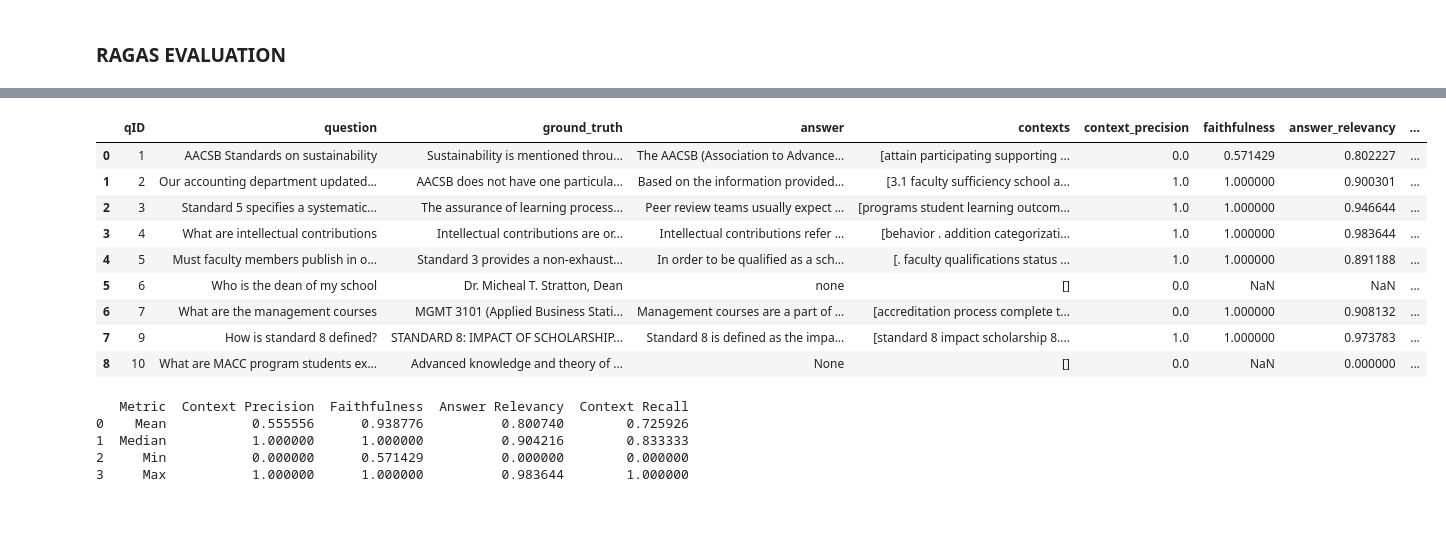
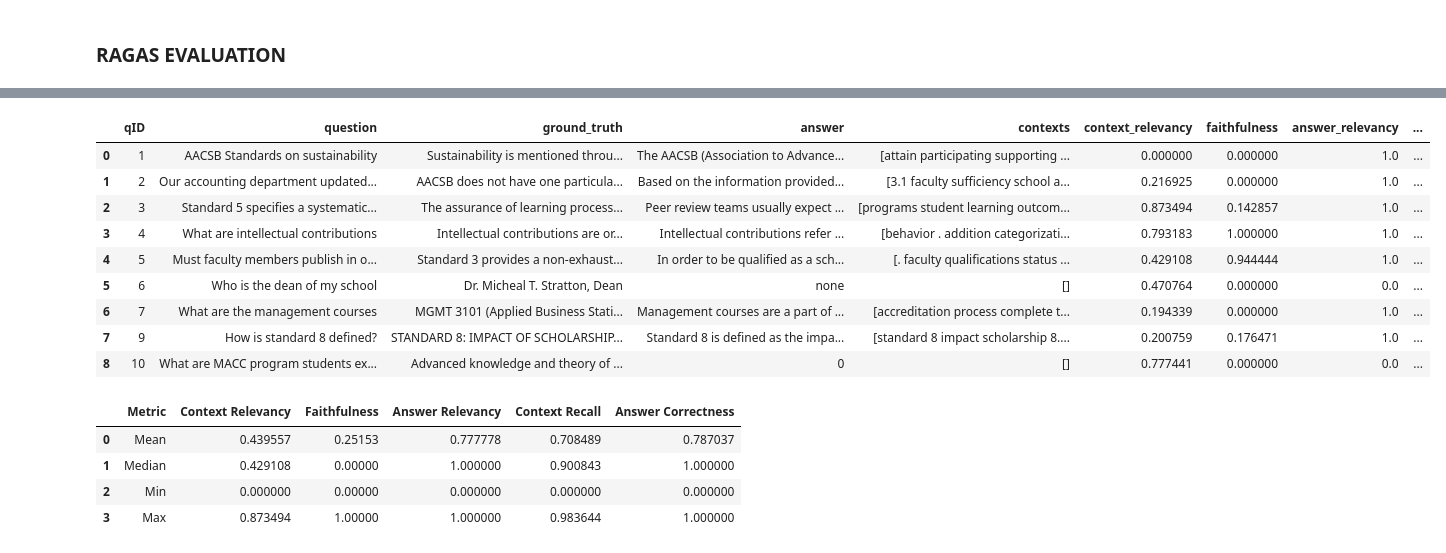
Before and after one commit to CS-Edwards/advRAG, a Jupyter notebook: project/notebooks/evaluation.ipynb, the cells around one changed output, grey strips where cells are left out. Cells and saved outputs as stored; diff of their text form; code cells hidden in the pictures; blank space fills up the shorter version.

```diff
--- a/project/notebooks/evaluation.ipynb
+++ b/project/notebooks/evaluation.ipynb
@@ -241,11 +231,13 @@ os.environ["OPENAI_API_KEY"] = os.getenv("OPENAIKEY")
 result = evaluate(
     dataset,
     metrics=[
-        context_precision,
+        context_relevancy,
         faithfulness,
         answer_relevancy,
         context_recall,
+        answer_correctness
     ],
+    raise_exceptions= False
 )
 
 result
@@ -254,14 +265,15 @@ result
 # %%
 df = result.to_pandas()
+df.fillna(0,inplace=True)
 df
 # %% [output]
-|  | qID | question | ground_truth | answer | contexts | context_precision | faithfulness | answer_relevancy | ... |
-| 0 | 1 | AACSB Standards on sustainability | Sustainability is mentioned throu... | The AACSB (Association to Advance... | [attain participating supporting ... | 0.0 | 0.571429 | 0.802227 | ... |
-| 1 | 2 | Our accounting department updated... | AACSB does not have one particula... | Based on the information provided... | [3.1 faculty sufficiency school a... | 1.0 | 1.000000 | 0.900301 | ... |
-| 2 | 3 | Standard 5 specifies a systematic... | The assurance of learning process... | Peer review teams usually expect ... | [programs student learning outcom... | 1.0 | 1.000000 | 0.946644 | ... |
-| 3 | 4 | What are intellectual contributions | Intellectual contributions are or... | Intellectual contributions refer ... | [behavior . addition categorizati... | 1.0 | 1.000000 | 0.983644 | ... |
-| 4 | 5 | Must faculty members publish in o... | Standard 3 provides a non-exhaust... | In order to be qualified as a sch... | [. faculty qualifications status ... | 1.0 | 1.000000 | 0.891188 | ... |
-| 5 | 6 | Who is the dean of my school | Dr. Micheal T. Stratton, Dean | none | [] | 0.0 | NaN | NaN | ... |
-| 6 | 7 | What are the management courses | MGMT 3101 (Applied Business Stati... | Management courses are a part of ... | [accreditation process complete t... | 0.0 | 1.000000 | 0.908132 | ... |
-| 7 | 9 | How is standard 8 defined? | STANDARD 8: IMPACT OF SCHOLARSHIP... | Standard 8 is defined as the impa... | [standard 8 impact scholarship 8.... | 1.0 | 1.000000 | 0.973783 | ... |
-| 8 | 10 | What are MACC program students ex... | Advanced knowledge and theory of ... | None | [] | 0.0 | NaN | 0.000000 | ... |
+|  | qID | question | ground_truth | answer | contexts | context_relevancy | faithfulness | answer_relevancy | ... |
+| 0 | 1 | AACSB Standards on sustainability | Sustainability is mentioned throu... | The AACSB (Association to Advance... | [attain participating supporting ... | 0.000000 | 0.000000 | 1.0 | ... |
+| 1 | 2 | Our accounting department updated... | AACSB does not have one particula... | Based on the information provided... | [3.1 faculty sufficiency school a... | 0.216925 | 0.000000 | 1.0 | ... |
+| 2 | 3 | Standard 5 specifies a systematic... | The assurance of learning process... | Peer review teams usually expect ... | [programs student learning outcom... | 0.873494 | 0.142857 | 1.0 | ... |
+| 3 | 4 | What are intellectual contributions | Intellectual contributions are or... | Intellectual contributions refer ... | [behavior . addition categorizati... | 0.793183 | 1.000000 | 1.0 | ... |
+| 4 | 5 | Must faculty members publish in o... | Standard 3 provides a non-exhaust... | In order to be qualified as a sch... | [. faculty qualifications status ... | 0.429108 | 0.944444 | 1.0 | ... |
+| 5 | 6 | Who is the dean of my school | Dr. Micheal T. Stratton, Dean | none | [] | 0.470764 | 0.000000 | 0.0 | ... |
+| 6 | 7 | What are the management courses | MGMT 3101 (Applied Business Stati... | Management courses are a part of ... | [accreditation process complete t... | 0.194339 | 0.000000 | 1.0 | ... |
+| 7 | 9 | How is standard 8 defined? | STANDARD 8: IMPACT OF SCHOLARSHIP... | Standard 8 is defined as the impa... | [standard 8 impact scholarship 8.... | 0.200759 | 0.176471 | 1.0 | ... |
+| 8 | 10 | What are MACC program students ex... | Advanced knowledge and theory of ... | 0 | [] | 0.777441 | 0.000000 | 0.0 | ... |
@@ -275,10 +294,10 @@ summary_stats = {
 }
 # %%
 summary_df = pd.DataFrame(summary_stats)
-print(summary_df)
+summary_df
 # %% [output]
-   Metric  Context Precision  Faithfulness  Answer Relevancy  Context Recall
-0    Mean           0.555556      0.938776          0.800740        0.725926
-1  Median           1.000000      1.000000          0.904216        0.833333
-2     Min           0.000000      0.571429          0.000000        0.000000
-3     Max           1.000000      1.000000          0.983644        1.000000
+|  | Metric | Context Relevancy | Faithfulness | Answer Relevancy | Context Recall | Answer Correctness |
+| 0 | Mean | 0.439557 | 0.25153 | 0.777778 | 0.708489 | 0.787037 |
+| 1 | Median | 0.429108 | 0.00000 | 1.000000 | 0.900843 | 1.000000 |
+| 2 | Min | 0.000000 | 0.00000 | 0.000000 | 0.000000 | 0.000000 |
+| 3 | Max | 0.873494 | 1.00000 | 1.000000 | 0.983644 | 1.000000 |
```
Also changed, not shown: parts of 9 cells of this notebook, 3 other files.
